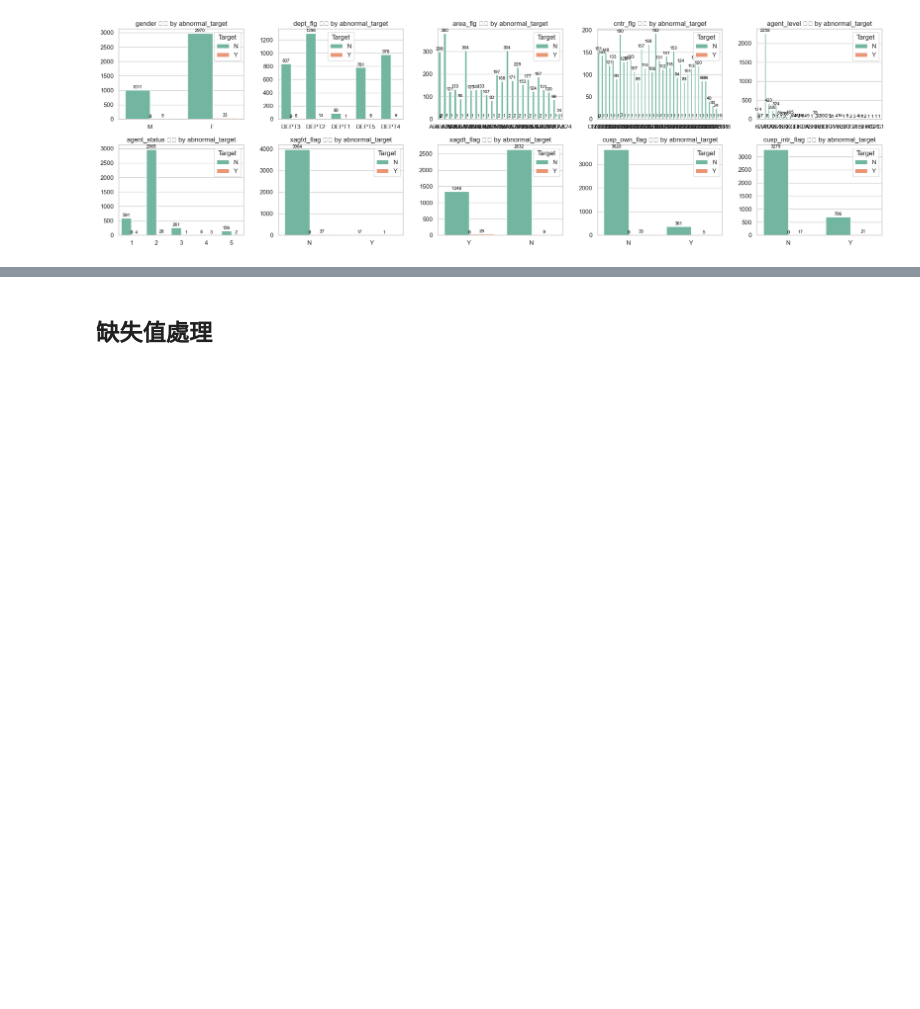
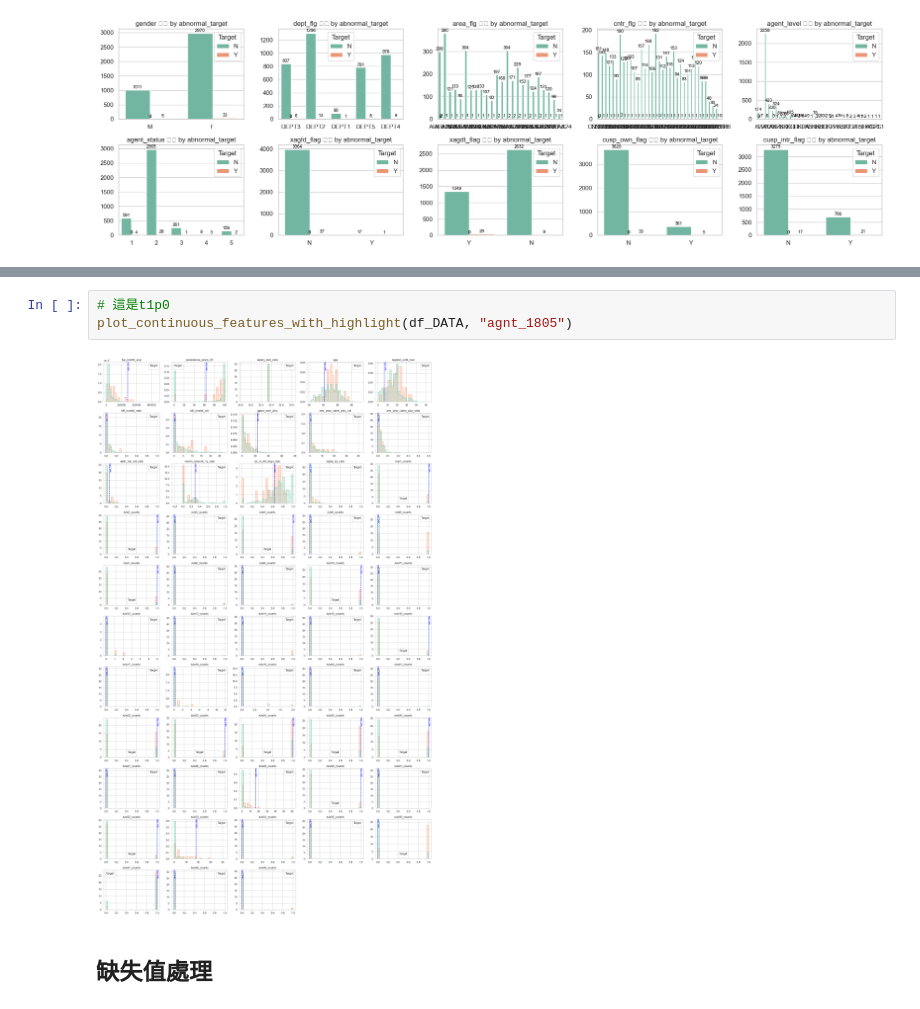
Before and after one commit to Boleefat/NCCU_ML_AI, a Jupyter notebook: step1/Data_Preprocessing.ipynb, the cells around one changed output, grey strips where cells are left out. Drawn from its saved outputs; the diff is of its cells as text; blank space fills up the shorter version.

```diff
--- a/step1/Data_Preprocessing.ipynb
+++ b/step1/Data_Preprocessing.ipynb
@@ -258,3 +359,8 @@ fig.savefig("output_plots/categorical_plots.png")
+# %%
+# 這是t1p0
+plot_continuous_features_with_highlight(df_DATA, "agnt_1805")
+# %% [output]
+[figure, added]
 # %% [markdown]
 ## 缺失值處理
 # %%
```
Also changed, not shown: parts of 2 cells of this notebook.
